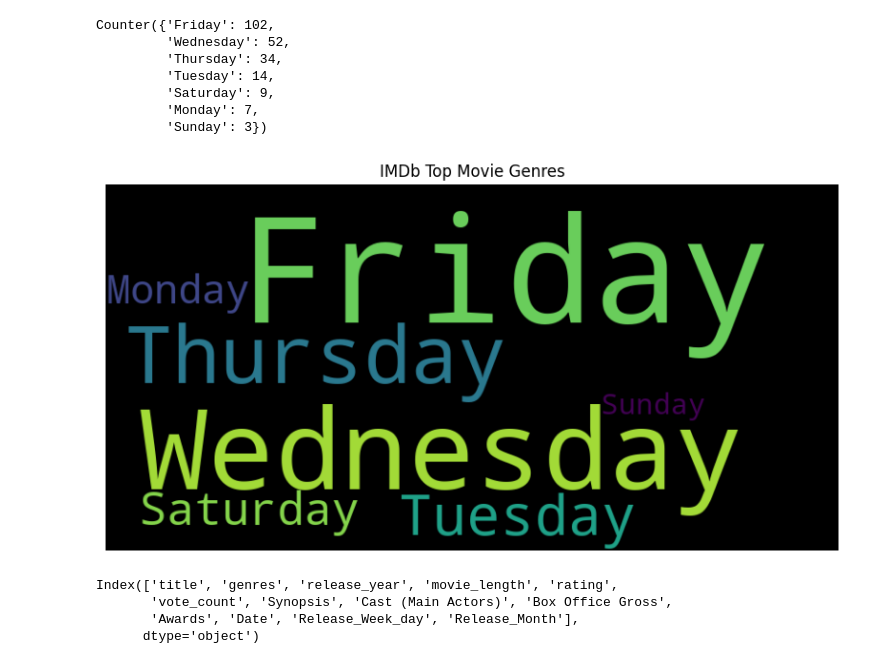
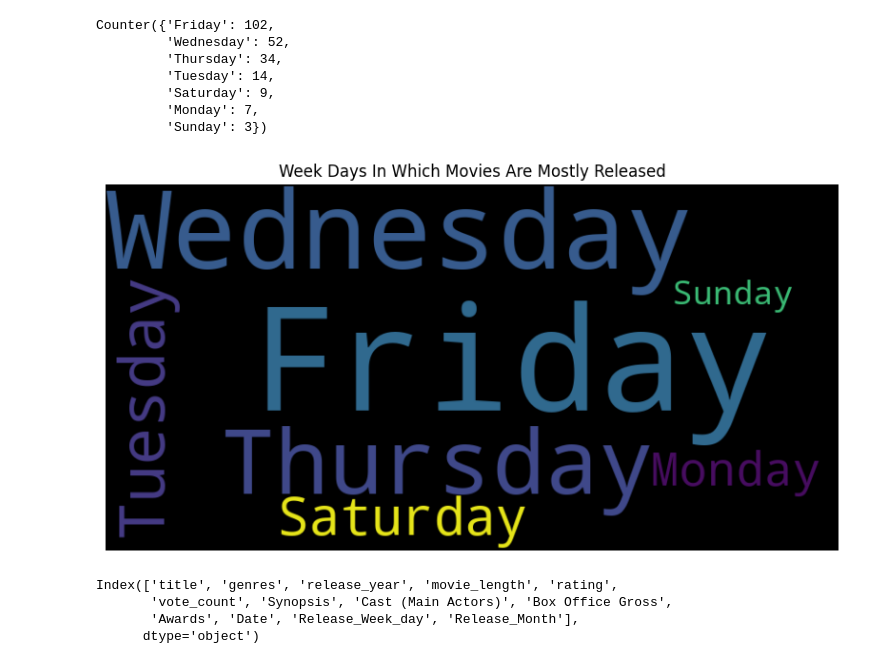
Before and after one commit to Cemputus/Data-Mining-and-Wrangling---movie-scraping, a Jupyter notebook: Analysis/Edube_webscrap.ipynb, the cells around one changed output. Cells and saved outputs as stored; diff of their text form; code cells hidden in the pictures.

```diff
--- a/Analysis/Edube_webscrap.ipynb
+++ b/Analysis/Edube_webscrap.ipynb
@@ -395,17 +395,19 @@ Counter({'Friday': 102,
          'Monday': 7,
          'Sunday': 3})
 # %%
+## Days in which most movies are released
 wordcloud = WordCloud(width=800, height=400, background_color='black', colormap='viridis')
 wordcloud.generate_from_frequencies(day_counts)
 
 # Plot word cloud
 plt.figure(figsize=(10, 5))
 plt.imshow(wordcloud, interpolation='bilinear')
 plt.axis('off')
-plt.title('IMDb Top Movie Genres')
+plt.title('Week Days In Which Movies Are Mostly Released')
 plt.show()
+# We see that most movies are released on Friday,Wednesday and Thurseday
 # %% [output]
-[figure, old version]
+[figure, new version]
 # %%
 cleaned_reformed.columns
 # %% [output]
```
Also changed, not shown: parts of 6 cells of this notebook.
